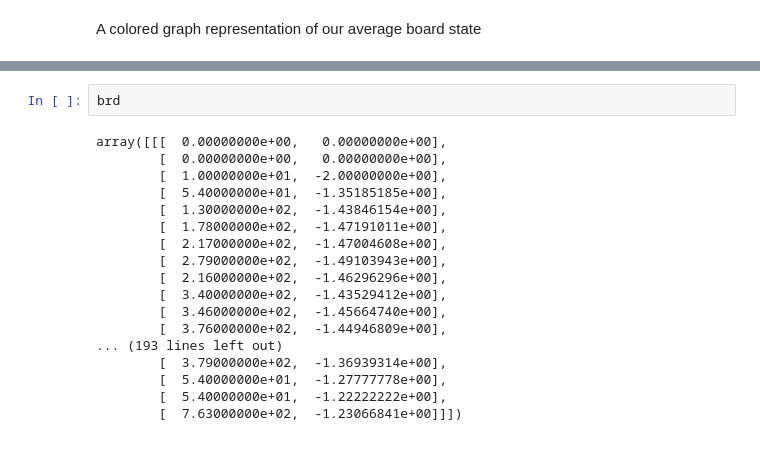
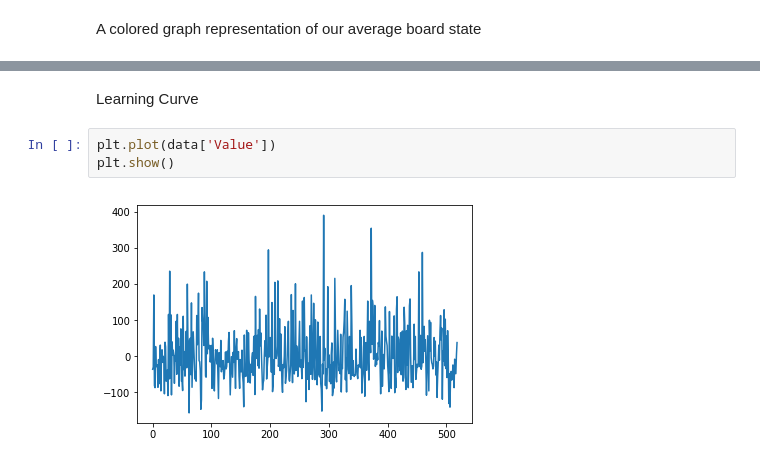
Before and after one commit to Edward-FitzSimons/TetrisAgent_ML, a Jupyter notebook: data_view.ipynb, the cells around one changed output, grey strips where cells are left out. Cells and saved outputs as stored; diff of their text form.

```diff
--- a/data_view.ipynb
+++ b/data_view.ipynb
@@ -66,20 +73,7 @@ Representation in the Agent
-# %%
-brd
-# %% [output]
-array([[[  0.00000000e+00,   0.00000000e+00],
-        [  0.00000000e+00,   0.00000000e+00],
-        [  1.00000000e+01,  -2.00000000e+00],
-        [  5.40000000e+01,  -1.35185185e+00],
-        [  1.30000000e+02,  -1.43846154e+00],
-        [  1.78000000e+02,  -1.47191011e+00],
-        [  2.17000000e+02,  -1.47004608e+00],
-        [  2.79000000e+02,  -1.49103943e+00],
-        [  2.16000000e+02,  -1.46296296e+00],
-        [  3.40000000e+02,  -1.43529412e+00],
-        [  3.46000000e+02,  -1.45664740e+00],
-        [  3.76000000e+02,  -1.44946809e+00],
-... (193 lines left out)
-        [  3.79000000e+02,  -1.36939314e+00],
-        [  5.40000000e+01,  -1.27777778e+00],
-        [  5.40000000e+01,  -1.22222222e+00],
-        [  7.63000000e+02,  -1.23066841e+00]]])
+# %% [markdown]
+Learning Curve
+# %%
+plt.plot(data['Value'])
+plt.show()
+# %% [output]
+[figure, added]
```
Also changed, not shown: parts of 3 cells of this notebook.
